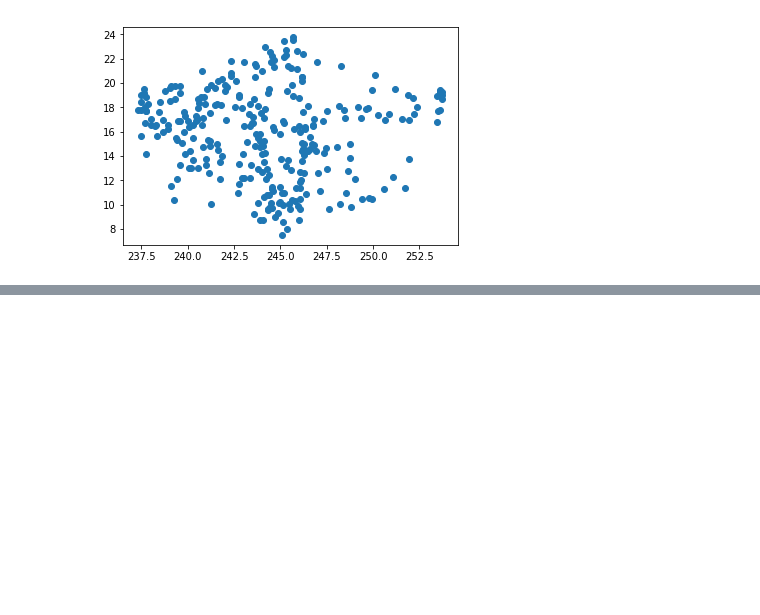
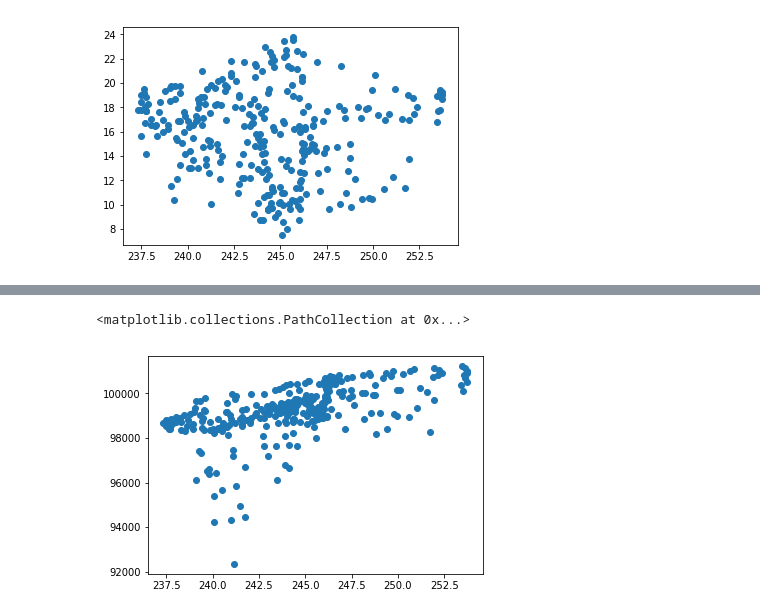
Before and after one commit to mhaigh/ukms_project, a Jupyter notebook: slic.ipynb, the cells around one changed output, grey strips where cells are left out. Drawn from its saved outputs; the diff is of its cells as text; code cells hidden in the pictures; blank space fills up the shorter version.

```diff
--- a/slic.ipynb
+++ b/slic.ipynb
@@ -110,0 +120,5 @@ plt.scatter(myavg_airtemp, myavg_gust)
+# %%
+plt.scatter(myavg_airtemp, myavg_surfacepressure)
+# %% [output]
+<matplotlib.collections.PathCollection at 0x...>
+[figure, added]
```
Also changed, not shown: parts of 6 cells of this notebook.
